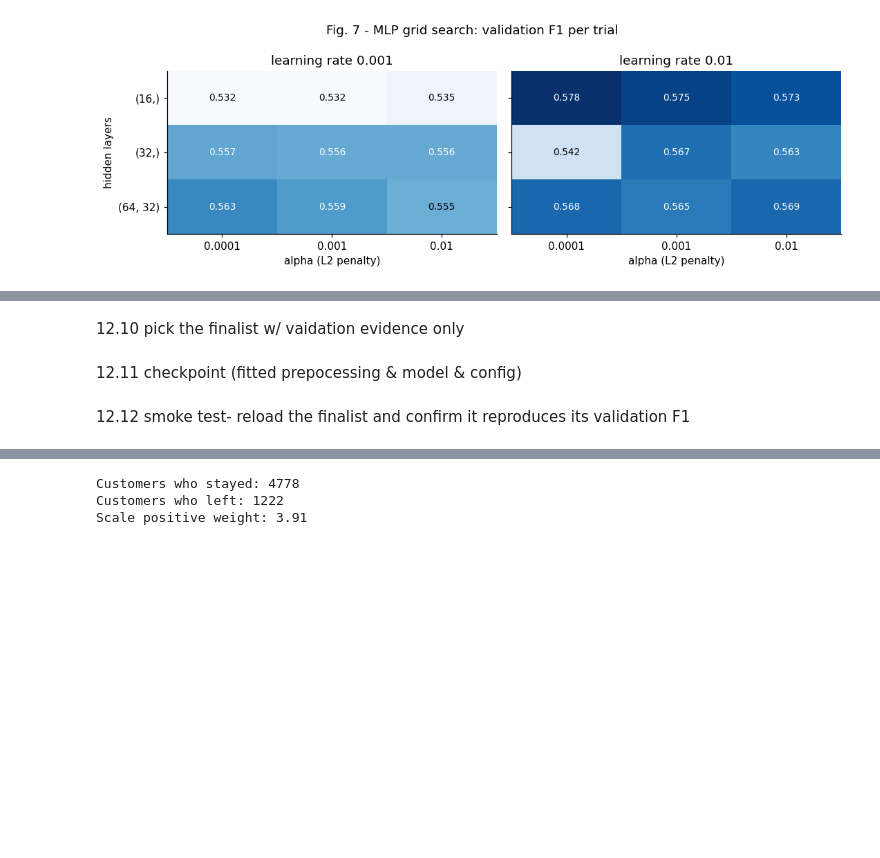
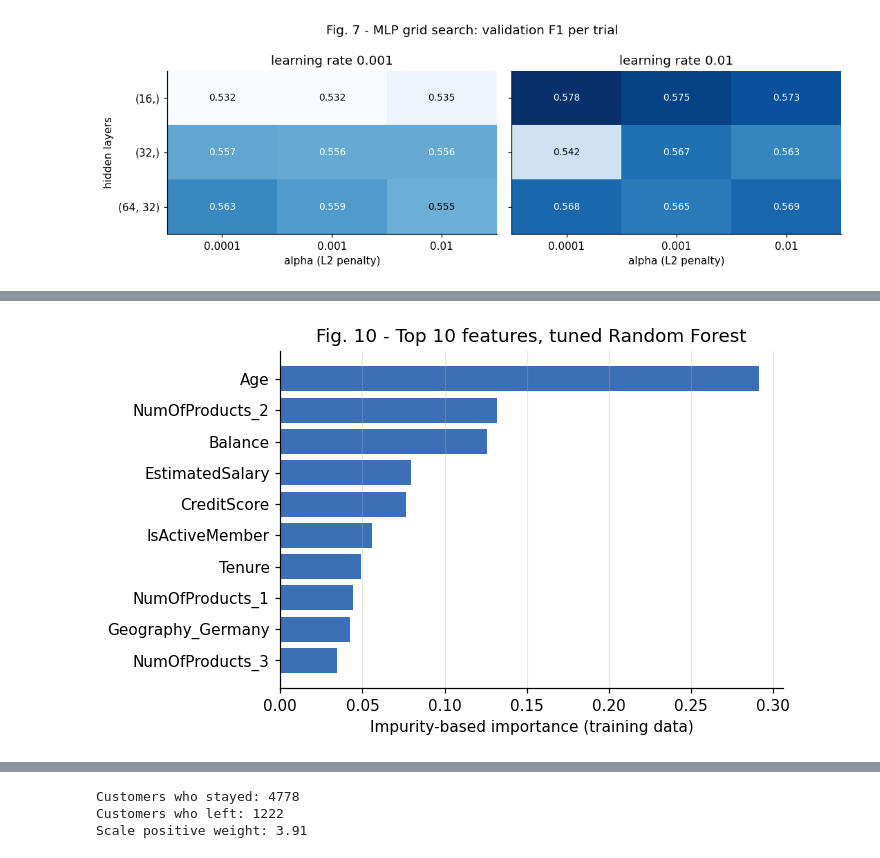
Before and after one commit to isabelletrudeau/DS3000-group6, a Jupyter notebook: DS3000_Bank_Churn_Group6.ipynb, the cells around one changed output, grey strips where cells are left out. Cells and saved outputs as stored; diff of their text form; code cells hidden in the pictures; blank space fills up the shorter version.

```diff
--- a/DS3000_Bank_Churn_Group6.ipynb
+++ b/DS3000_Bank_Churn_Group6.ipynb
@@ -1058,14 +1190,14 @@ plt.tight_layout(); plt.savefig(FIG_DIR / "fig7_tree_confusion.png", bbox_inches
 # %%
 
 rf_pipe = fitted_trees["Random Forest (tuned)"]
 
 names = [n.split("__", 1)[1] for n in rf_pipe.named_steps["pre"].get_feature_names_out()]
 # feature_importances_ = how much each feature helped the forest's splits; keep the 10 largest
 imp = pd.Series(rf_pipe.named_steps["model"].feature_importances_, index=names).sort_values().tail(10)
 fig, ax = plt.subplots(figsize=(6.5, 4))
 ax.barh(imp.index, imp.values, color=BLUE)                     # horizontal bar chart
 ax.set_xlabel("Impurity-based importance (training data)")
-ax.set_title("Fig. 8 - Top 10 features, tuned Random Forest"); ax.grid(axis="y", alpha=0)
-plt.tight_layout(); plt.savefig(FIG_DIR / "fig8_rf_importance.png", bbox_inches="tight")
+ax.set_title("Fig. 10 - Top 10 features, tuned Random Forest"); ax.grid(axis="y", alpha=0)
+plt.tight_layout(); plt.savefig(FIG_DIR / "fig10_rf_importance.png", bbox_inches="tight")
+# %% [output]
+[figure, added]
-# %% [markdown]
-12.10 pick the finalist w/ vaidation evidence only
@@ -1086,2 +1203,0 @@ print("Finalist:", FINALIST)
-# %% [markdown]
-12.11 checkpoint (fitted prepocessing & model & config)
@@ -1114,2 +1203,0 @@ print("Saved:", sorted(p.name for p in MODEL_DIR.iterdir()))
-# %% [markdown]
-12.12 smoke test- reload the finalist and confirm it reproduces its validation F1
```
Also changed, not shown: parts of 54 cells of this notebook.
